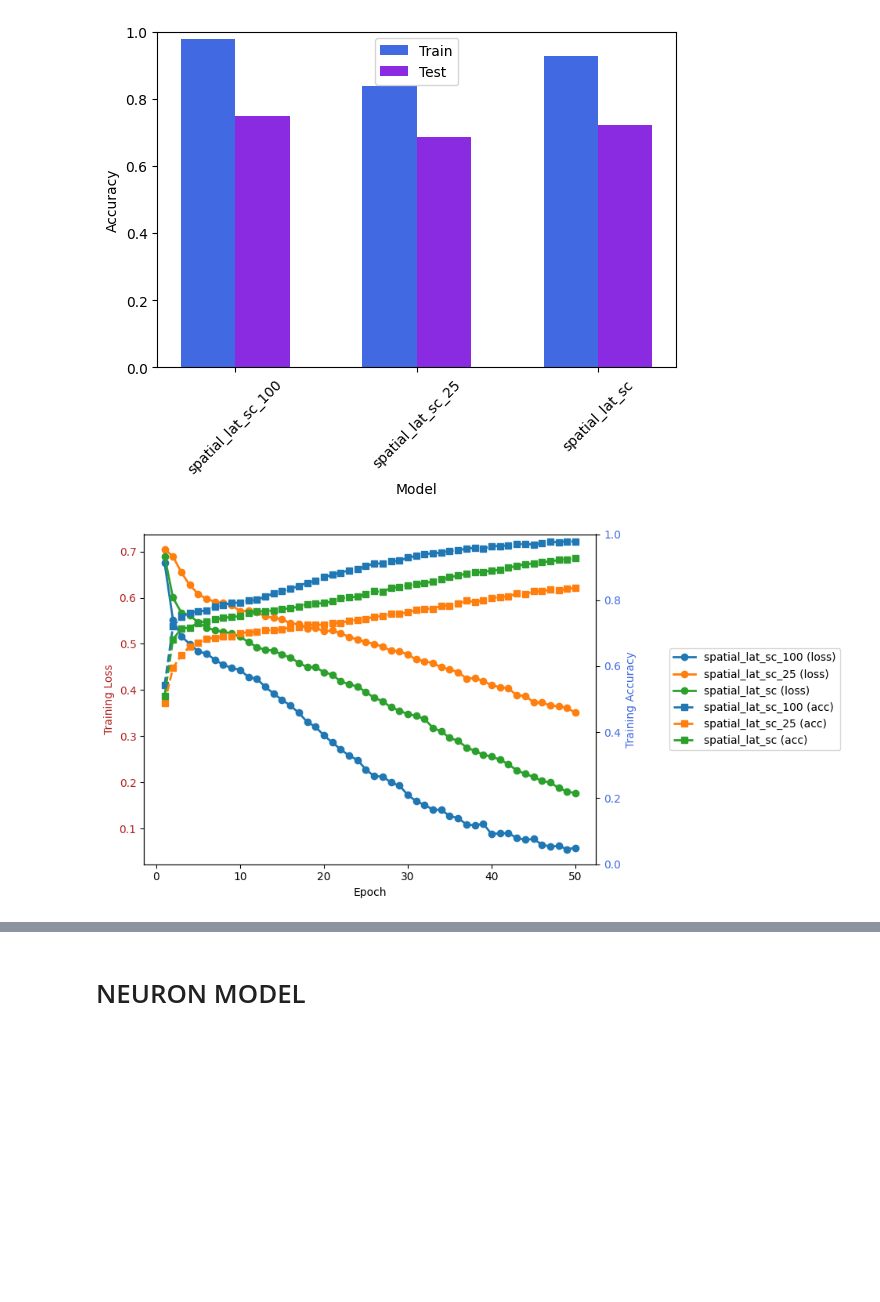
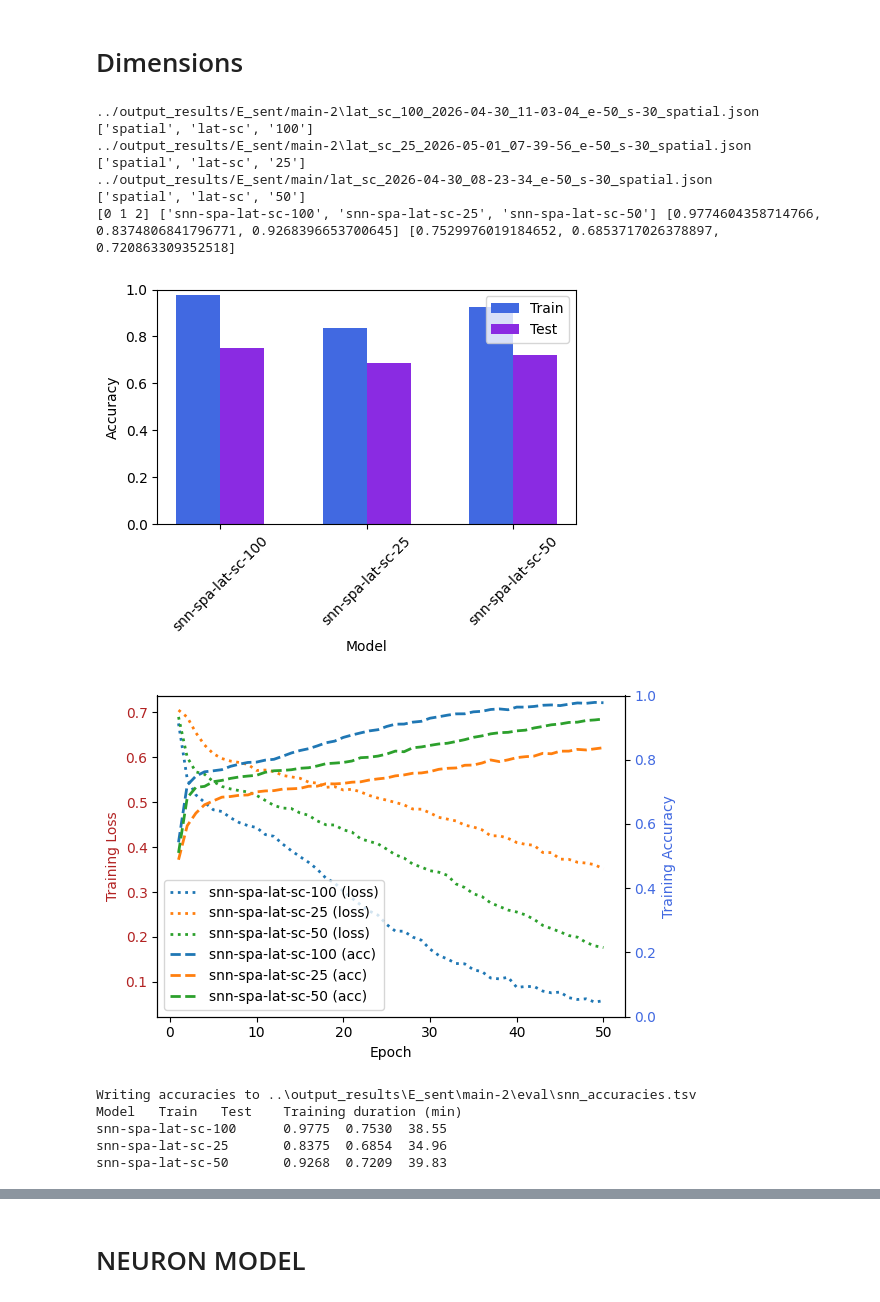
Before and after one commit to Rolands-Laucis/snn4nlp, a Jupyter notebook: experiments/E_sent-main-2-viz.ipynb, the cells around one changed output, grey strips where cells are left out. Cells and saved outputs as stored; diff of their text form; code cells hidden in the pictures; blank space fills up the shorter version.

```diff
--- a/experiments/E_sent-main-2-viz.ipynb
+++ b/experiments/E_sent-main-2-viz.ipynb
@@ -1,3 +1,5 @@
+# %% [markdown]
+# Dimensions
 # %%
 import json
 import matplotlib.pyplot as plt
@@ -5,35 +7,42 @@ from pathlib import Path
 from glob import glob
 import numpy as np
 
-from viz_util import colors
+from viz_util import colors, ModelNameConvention
 
 files = sorted(glob('../output_results/E_sent/main-2/*.json'))
 if not files:
     raise FileNotFoundError('No matching files found')
-files.append('../output_results/E_sent/main/lat_sc_2026-04-30_08-23-34_e-50_s-30_spatial.json')
+files.append('../output_results/E_sent/main/lat_sc_2026-04-30_08-23-34_e-50_s-30_spatial.json') #append 50d
 
 file_labels = []
 train_accuracies = []
 test_accuracies = []
+training_duration_min = []
 epoch_losses_list = []
 epoch_accuracies_list = []
 
 for file_path in files:
+    print(file_path)
     with open(file_path, 'r', encoding='utf-8') as file:
         data = json.load(file)
 
     file_name = Path(file_path).name
-    file_labels.append('_'.join([data.get('training_config', {}).get('input_mode'), data.get('training_config', {}).get('output_file_prefix') or 'poisson_sc']))
+    label_parts = [data.get('training_config', {}).get('input_mode'), 'lat-sc', str(data.get('training_config', {}).get('embedding_dim'))]
+    print(label_parts)
+    label = '_'.join(label_parts)
+    file_labels.append('snn-' + ModelNameConvention(label))
     train_accuracies.append(data['results']['epoch_train_accuracy'][-1])
     test_accuracies.append(data['results']['test_accuracy'])
+    training_duration_min.append(data['training_config']['training_duration_s'] / 60.0)
     epoch_losses_list.append(data['results']['epoch_train_loss'])
     epoch_accuracies_list.append(data['results']['epoch_train_accuracy'])
 
 # First plot: bar chart
 x = np.arange(len(files))
+print(x, file_labels, train_accuracies, test_accuracies)
 width = 0.3
 
-fig, ax = plt.subplots(figsize=(6, 5))
+fig, ax = plt.subplots(figsize=(5, 4))
 ax.bar(x - width / 2, train_accuracies, width, label='Train', color=colors.train_accuracy)
 ax.bar(x + width / 2, test_accuracies, width, label='Test', color=colors.test_accuracy)
 ax.set_xlabel('Model')
@@ -44,39 +53,64 @@ ax.set_xticklabels(file_labels, rotation=45)
 ax.legend()
 plt.tight_layout()
 plt.show()
 
 # Second plot: lines with dual y-axis (loss and accuracy over epochs)
-fig, ax1 = plt.subplots(figsize=(10, 5))
+fig, ax1 = plt.subplots(figsize=(6, 4))
 
 # Plot loss on left y-axis
 for loss_vals, label in zip(epoch_losses_list, file_labels):
     epochs = np.arange(1, len(loss_vals) + 1)
-    ax1.plot(epochs, loss_vals, marker='o', label=f'{label} (loss)', linewidth=2)
+    ax1.plot(epochs, loss_vals, linestyle=':', label=f'{label} (loss)', linewidth=2)
 
 ax1.set_xlabel('Epoch')
 ax1.set_ylabel('Training Loss', color=colors.loss)
 ax1.tick_params(axis='y', labelcolor=colors.loss)
 
 # Create right y-axis for accuracy
 ax2 = ax1.twinx()
 for acc_vals, label in zip(epoch_accuracies_list, file_labels):
     epochs = np.arange(1, len(acc_vals) + 1)
-    ax2.plot(epochs, acc_vals, marker='s', linestyle='--', label=f'{label} (acc)', linewidth=2)
+    ax2.plot(epochs, acc_vals, linestyle='--', label=f'{label} (acc)', linewidth=2)
 
 ax2.set_ylabel('Training Accuracy', color=colors.train_accuracy)
 ax2.tick_params(axis='y', labelcolor=colors.train_accuracy)
 ax2.set_ylim(0, 1)
 
 # Combine legends from both axes
 lines1, labels1 = ax1.get_legend_handles_labels()
 lines2, labels2 = ax2.get_legend_handles_labels()
-ax1.legend(lines1 + lines2, labels1 + labels2, loc='center left', bbox_to_anchor=(1.15, 0.5))
+ax1.legend(lines1 + lines2, labels1 + labels2, loc='lower left')
 
 plt.tight_layout()
 plt.show()
+
+out_dir = Path(files[0]).parent / "eval"
+out_dir.mkdir(exist_ok=True)
+out_file_path = out_dir / 'snn_accuracies.tsv'
+print(f'Writing accuracies to {out_file_path}')
+with open(out_file_path, 'w', encoding='utf-8') as summary_file:
+     summary_file.write('Model\tTrain accuracy\tTest accuracy\tTraining duration (min)\n')
+     for label, train_accuracy, test_accuracy, duration_min in zip(file_labels, train_accuracies, test_accuracies, training_duration_min):
+         summary_file.write(f'{label}\t{train_accuracy*100:.2f}\t{test_accuracy*100:.2f}\t{duration_min:.2f}\n')
+
+print('Model\tTrain\tTest\tTraining duration (min)')
+for label, train_accuracy, test_accuracy, duration_min in zip(file_labels, train_accuracies, test_accuracies, training_duration_min):
+    print(f'{label}\t{train_accuracy:.4f}\t{test_accuracy:.4f}\t{duration_min:.2f}')
 # %% [output]
+../output_results/E_sent/main-2\lat_sc_100_2026-04-30_11-03-04_e-50_s-30_spatial.json
+['spatial', 'lat-sc', '100']
+../output_results/E_sent/main-2\lat_sc_25_2026-05-01_07-39-56_e-50_s-30_spatial.json
+['spatial', 'lat-sc', '25']
+../output_results/E_sent/main/lat_sc_2026-04-30_08-23-34_e-50_s-30_spatial.json
+['spatial', 'lat-sc', '50']
+[0 1 2] ['snn-spa-lat-sc-100', 'snn-spa-lat-sc-25', 'snn-spa-lat-sc-50'] [0.9774604358714766, 0.8374806841796771, 0.9268396653700645] [0.7529976019184652, 0.6853717026378897, 0.720863309352518]
-[figure, old version]
+[figure, new version]
-[figure, old version]
+[figure, new version]
+Writing accuracies to ..\output_results\E_sent\main-2\eval\snn_accuracies.tsv
+Model   Train   Test    Training duration (min)
+snn-spa-lat-sc-100      0.9775  0.7530  38.55
+snn-spa-lat-sc-25       0.8375  0.6854  34.96
+snn-spa-lat-sc-50       0.9268  0.7209  39.83
 # %%
 import json
 import matplotlib.pyplot as plt
```
Also changed, not shown: parts of 3 cells of this notebook, 1 other file.
